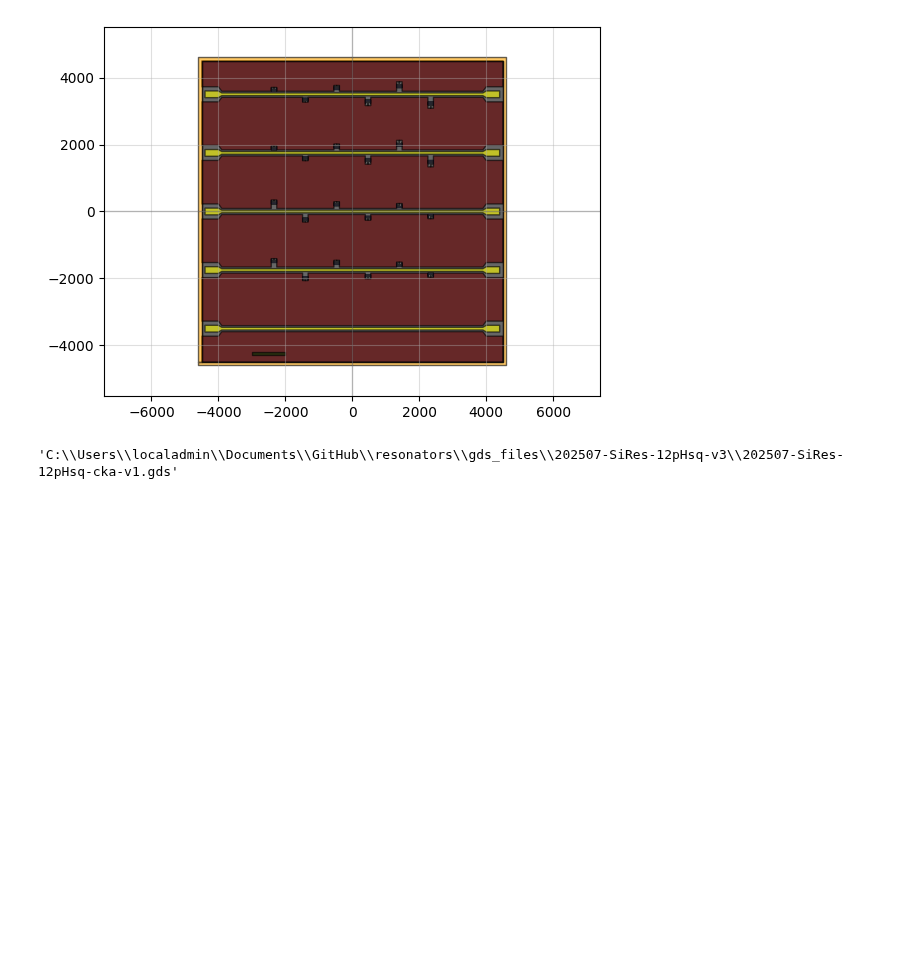
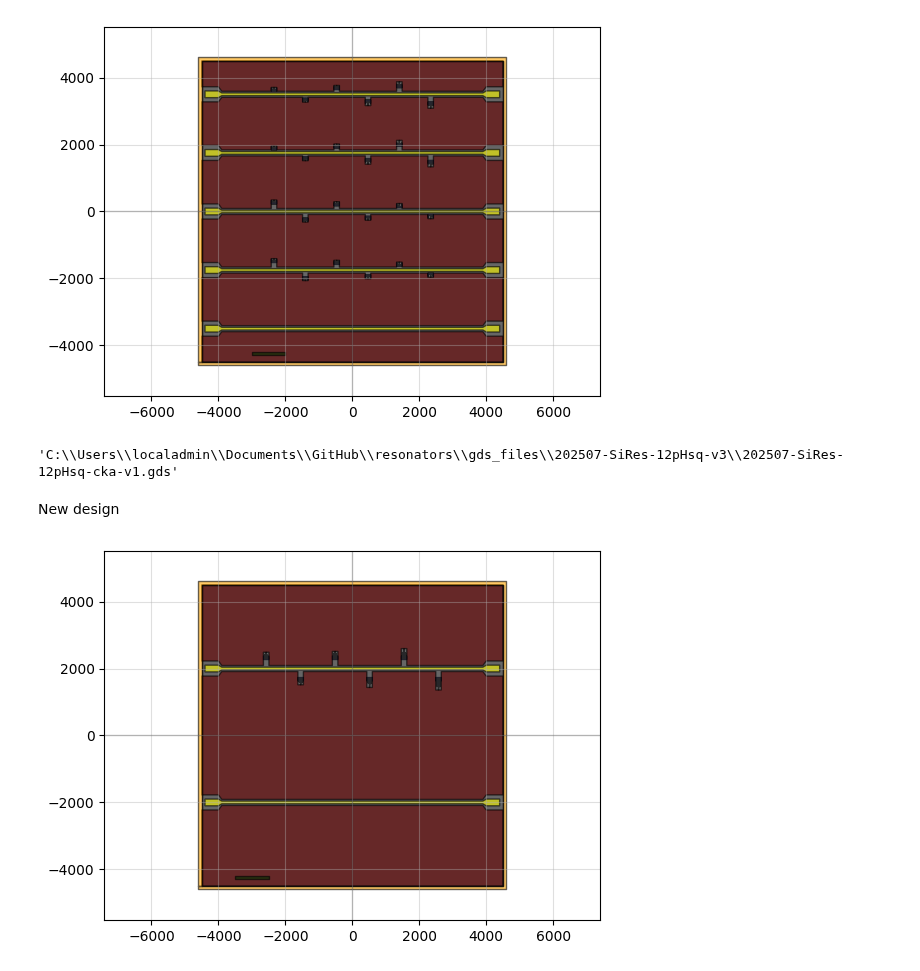
Before and after one commit to cbelo/resonators, a Jupyter notebook: 2025-07-Si-12pHsq/design-andersen.ipynb, the cells around one changed output. Cells and saved outputs as stored; diff of their text form; code cells hidden in the pictures; blank space fills up the shorter version.

```diff
--- a/2025-07-Si-12pHsq/design-andersen.ipynb
+++ b/2025-07-Si-12pHsq/design-andersen.ipynb
@@ -323,3 +323,5 @@ chip_cka.write_gds(r"C:\Users\localadmin\Documents\GitHub\resonators\gds_files\2
 # %% [output]
 [figure]
 'C:\\Users\\localadmin\\Documents\\GitHub\\resonators\\gds_files\\202507-SiRes-12pHsq-v3\\202507-SiRes-12pHsq-cka-v1.gds'
+# %% [markdown]
+New design
@@ -325,0 +345,56 @@ chip_cka.write_gds(r"C:\Users\localadmin\Documents\GitHub\resonators\gds_files\2
+# %%
+
+NumberOfResonators = int(6)
+SeparationTlineResonator = [0]*NumberOfResonators
+
+#cvl = np.linspace(200, 600, 10)
+#nob = np.linspace(15, 40, 10, dtype=int)
+
+
+#Resonator parameters
+CapacitorHorizontalLength = np.ones(NumberOfResonators)*[150]
+CapacitorVerticalLength = np.ones(NumberOfResonators)*[100]
+CapacitorWidth = np.ones(NumberOfResonators)*5
+
+
+NumberOfBends = np.ones(NumberOfResonators, dtype=int)*[ 6, 6, 8, 9, 11, 14]
+InductorVerticalLength = np.ones(NumberOfResonators)*[15]
+InductorEndLength = np.ones(NumberOfResonators)*( [55,55] + [50] + [90]*3)
+InductorHorizontalLength = np.ones(NumberOfResonators)*[ 62,  78,  75,  82,  90,  100]
+InductorWidth = np.ones(NumberOfResonators)*[0.6]
+TaperWidth = np.ones(NumberOfResonators)*20
+InductorTotalLength = InductorVerticalLength*(NumberOfBends+4) + InductorEndLength +InductorHorizontalLength*(NumberOfBends+1)
+
+
+
+SpacingC0 = np.ones(NumberOfResonators)*5
+SpacingCc = np.ones(NumberOfResonators)*180
+TaperLength = np.ones(NumberOfResonators)*5
+FinalSpacingBondpads = 100
+
+FeedlineWidth = 80
+FeedlineLength  = 7800
+FeedlineGap= 50
+FeedlineTaperLength =  100
+BondpadWidth =  200
+BondpadLength= 400
+BondpadGap = BondpadWidth*FeedlineGap/FeedlineWidth
+
+
+ChipSize = [FeedlineLength + 2*BondpadLength + 2*FeedlineTaperLength +200, 9000]
+
+c, metal, chip = ChipResonatorsTwoTlines(ChipSize,NumberOfResonators, SeparationTlineResonator,
+                        FeedlineWidth, FeedlineLength, FeedlineGap,
+                        FeedlineTaperLength, BondpadWidth, BondpadLength, BondpadGap,
+                        CapacitorHorizontalLength, CapacitorVerticalLength, CapacitorWidth,
+                        NumberOfBends, InductorVerticalLength, InductorHorizontalLength, InductorWidth, InductorEndLength,
+                        TaperWidth, TaperLength, SpacingC0, SpacingCc,
+                        FinalSpacingBondpads, MWO_simulation=False , cap_sim = False,
+                        ypos_tlines = [2000, -2000], EdgeResDistanceFactor=0.33)
+
+
+
+chip.write_gds(f"C:/Users/localadmin/Documents/GitHub/resonators/gds_files/202507-SiRes-12pHsq-v3/202507-SiRes-12pHsq-v3-9x9.gds")
+qp(chip)
+# %% [output]
+[figure, added]
```
Also changed, not shown: parts of 1 cell of this notebook, 14 other files.
